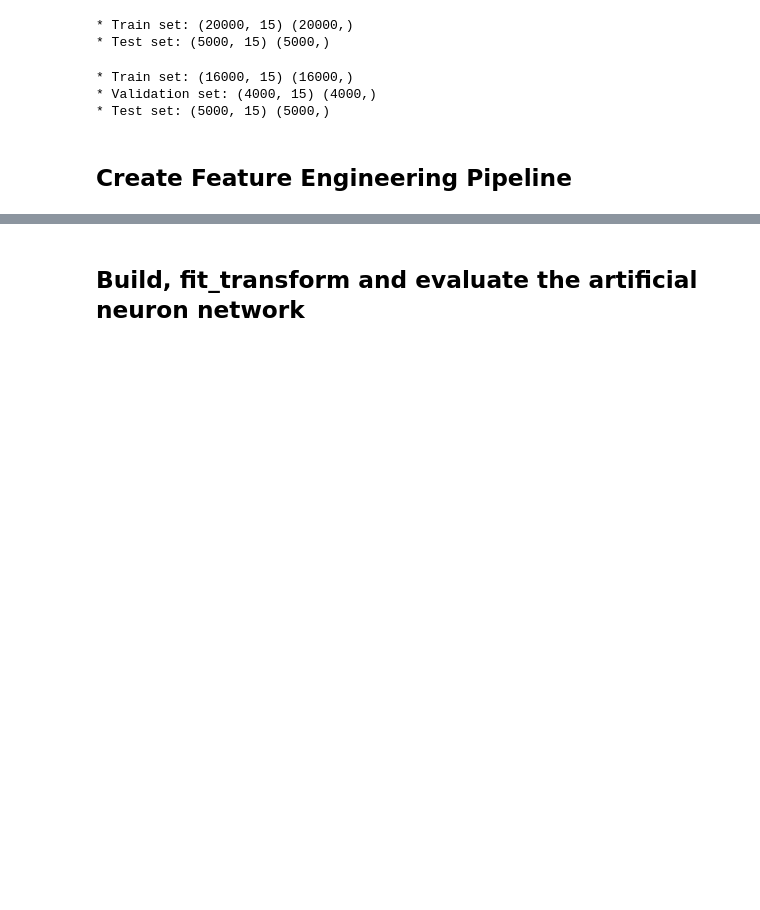
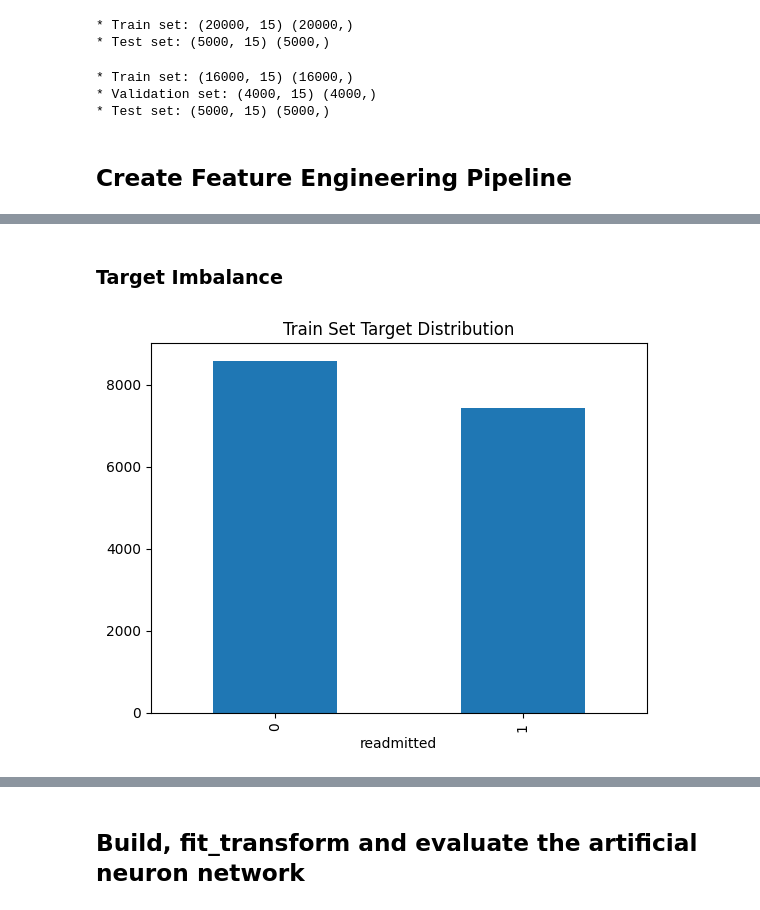
Before and after one commit to parides55/patient-readmission, a Jupyter notebook: jupyter_notebooks/6 - ModelAndEvaluationANN.ipynb, the cells around one changed output, grey strips where cells are left out. Saved outputs shown, nothing was run; the diff lists cells and outputs as text; code cells hidden in the pictures; blank space fills up the shorter version.

```diff
--- a/jupyter_notebooks/6 - ModelAndEvaluationANN.ipynb
+++ b/jupyter_notebooks/6 - ModelAndEvaluationANN.ipynb
@@ -175,0 +190,2 @@ array([[-1.37244075, -0.83537596,  0.14795637, -0.82212825, -0.41407702,
+# %% [markdown]
+### Target Imbalance
@@ -175,0 +195,5 @@ array([[-1.37244075, -0.83537596,  0.14795637, -0.82212825, -0.41407702,
+# %%
+y_train.value_counts().plot(kind='bar', title='Train Set Target Distribution')
+plt.show()
+# %% [output]
+[figure, added]
```
Also changed, not shown: parts of 16 cells of this notebook, 1 other file.
